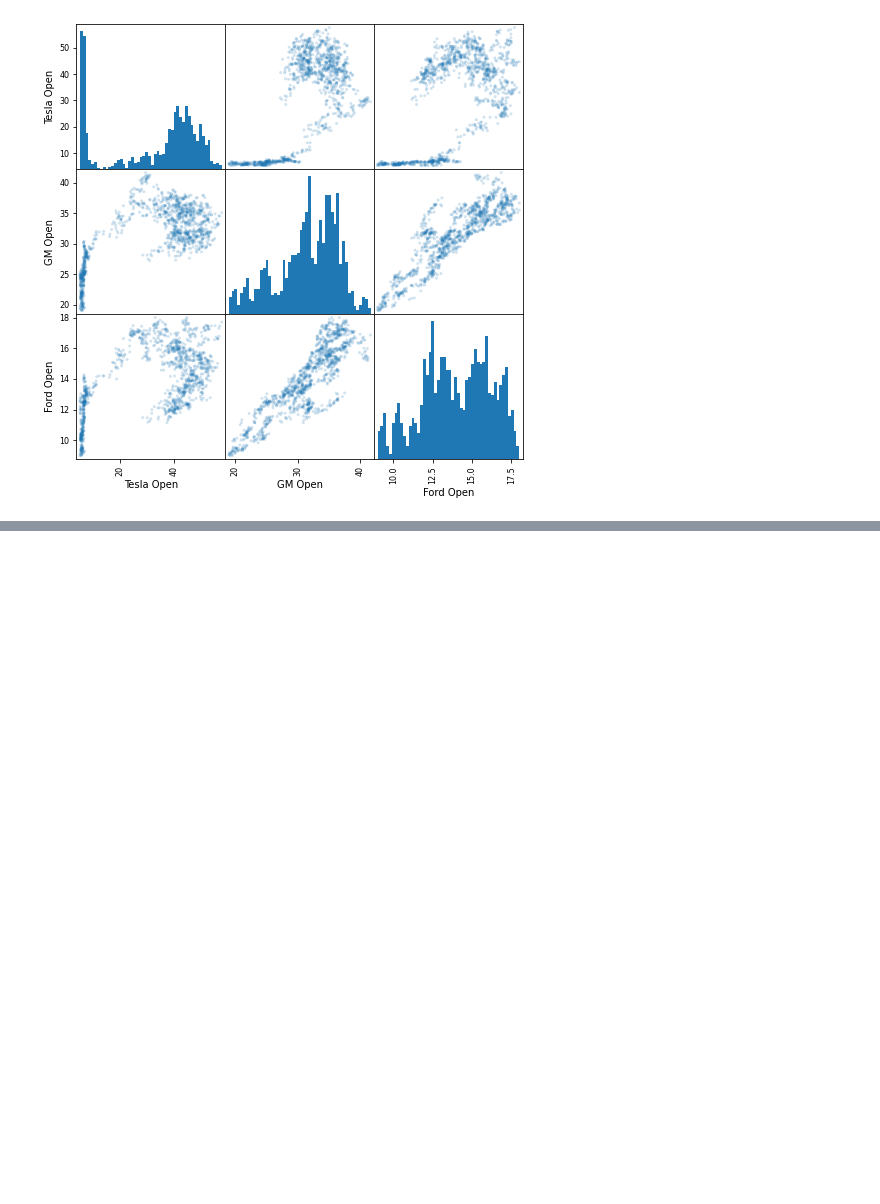
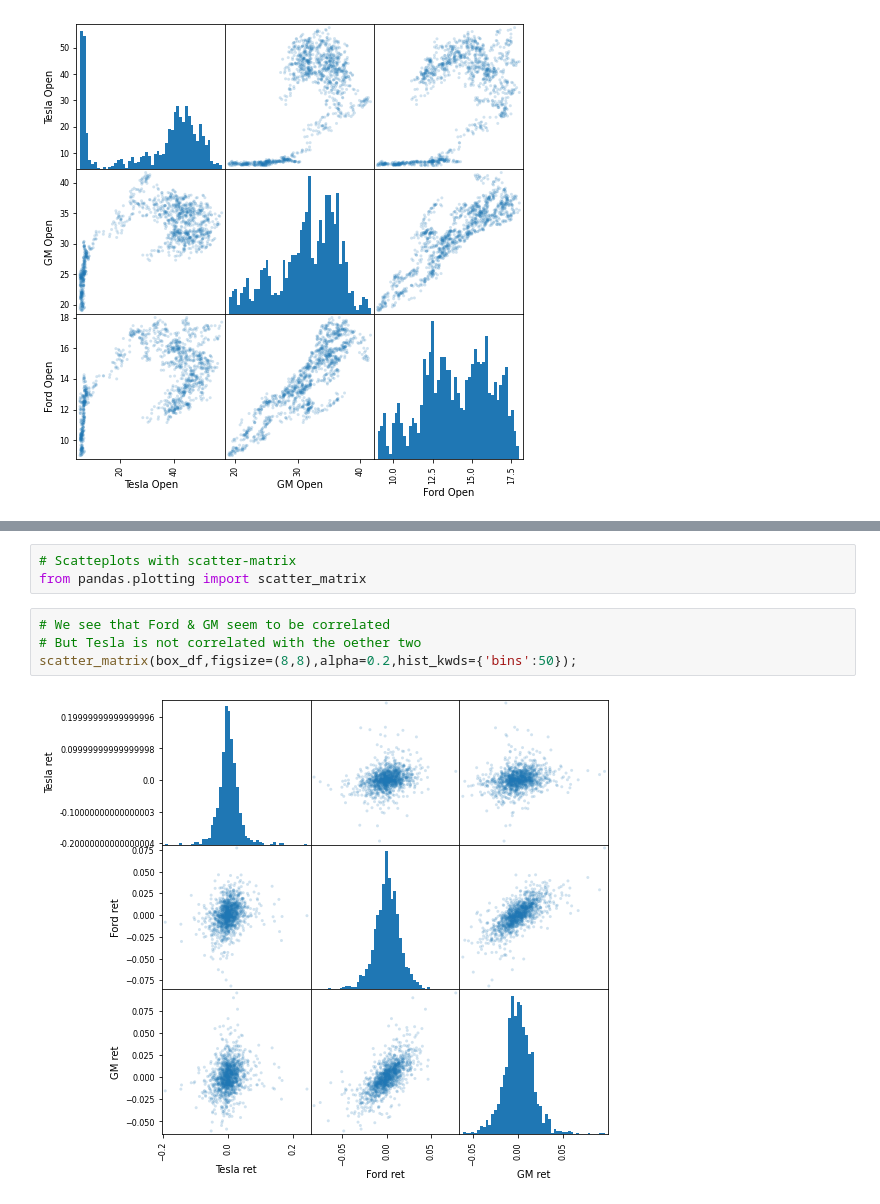
Before and after one commit to mxagar/finance_accounting_courses, a Jupyter notebook: python_finance/03_StockMarketAnalysisExample.ipynb, the cells around one changed output, grey strips where cells are left out. Cells and saved outputs as stored; diff of their text form; blank space fills up the shorter version.

```diff
--- a/python_finance/03_StockMarketAnalysisExample.ipynb
+++ b/python_finance/03_StockMarketAnalysisExample.ipynb
@@ -156,0 +222,9 @@ scatter_matrix(car_comp,figsize=(8,8),alpha=0.2,hist_kwds={'bins':50});
+# %%
+# Scatteplots with scatter-matrix
+from pandas.plotting import scatter_matrix
+# %%
+# We see that Ford & GM seem to be correlated
+# But Tesla is not correlated with the oether two
+scatter_matrix(box_df,figsize=(8,8),alpha=0.2,hist_kwds={'bins':50});
+# %% [output]
+[figure, added]
```
Also changed, not shown: parts of 18 cells of this notebook, 1 other file.
